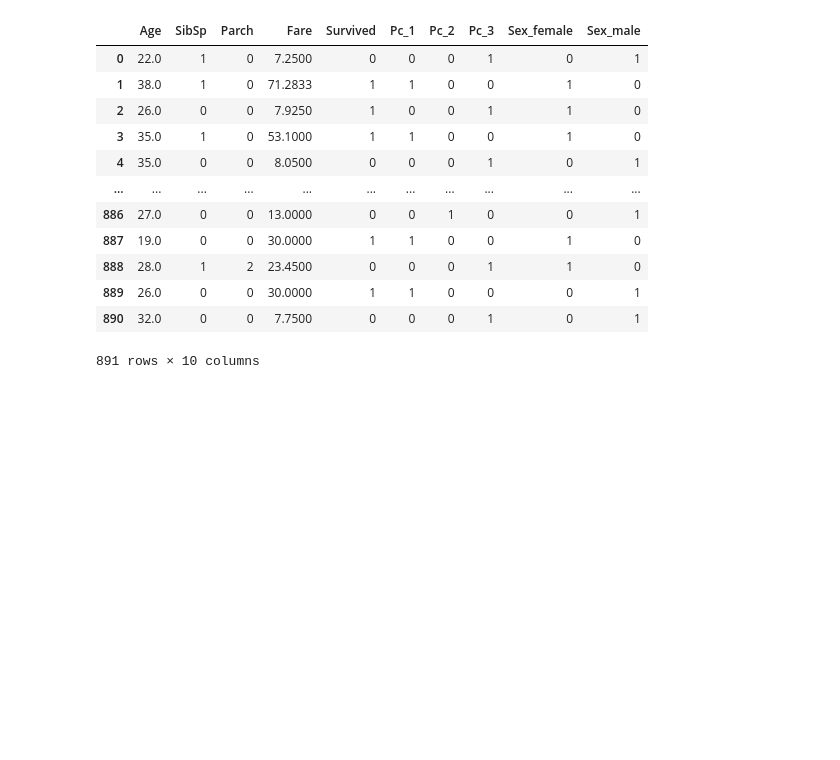
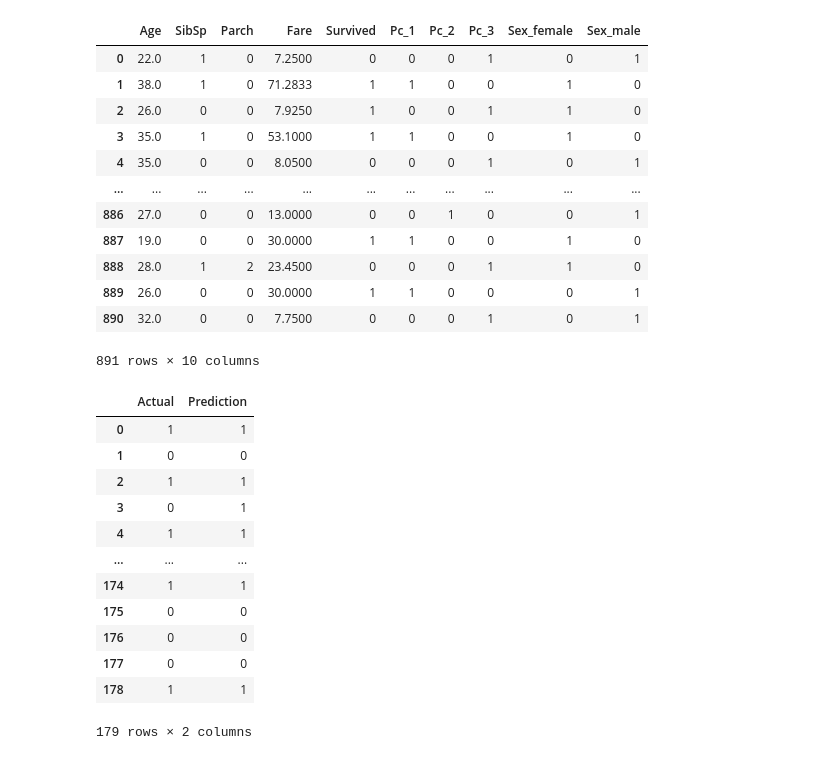
Before and after one commit to shiv0112/titanic-survivial-prediction, a Jupyter notebook: notebooks/titanic-decision-tree.ipynb, the cells around one changed output. Saved outputs shown, nothing was run; the diff lists cells and outputs as text; code cells hidden in the pictures; blank space fills up the shorter version.

```diff
--- a/notebooks/titanic-decision-tree.ipynb
+++ b/notebooks/titanic-decision-tree.ipynb
@@ -328,3 +327,19 @@ df
 | 889 | 26.0 | 0 | 0 | 30.0000 | 1 | 1 | 0 | 0 | 0 | 1 |
 | 890 | 32.0 | 0 | 0 | 7.7500 | 0 | 0 | 0 | 1 | 0 | 1 |
 891 rows × 10 columns
+# %%
+pd.concat([pd.DataFrame(y_test,columns=['Actual'],index=None),pd.DataFrame(grid.predict(X_test),columns=['Prediction'],index=None)],axis=1)
+# %% [output]
+|  | Actual | Prediction |
+| 0 | 1 | 1 |
+| 1 | 0 | 0 |
+| 2 | 1 | 1 |
+| 3 | 0 | 1 |
+| 4 | 1 | 1 |
+| ... | ... | ... |
+| 174 | 1 | 1 |
+| 175 | 0 | 0 |
+| 176 | 0 | 0 |
+| 177 | 0 | 0 |
+| 178 | 1 | 1 |
+179 rows × 2 columns
```
Also changed, not shown: parts of 5 cells of this notebook, 7 other files.
